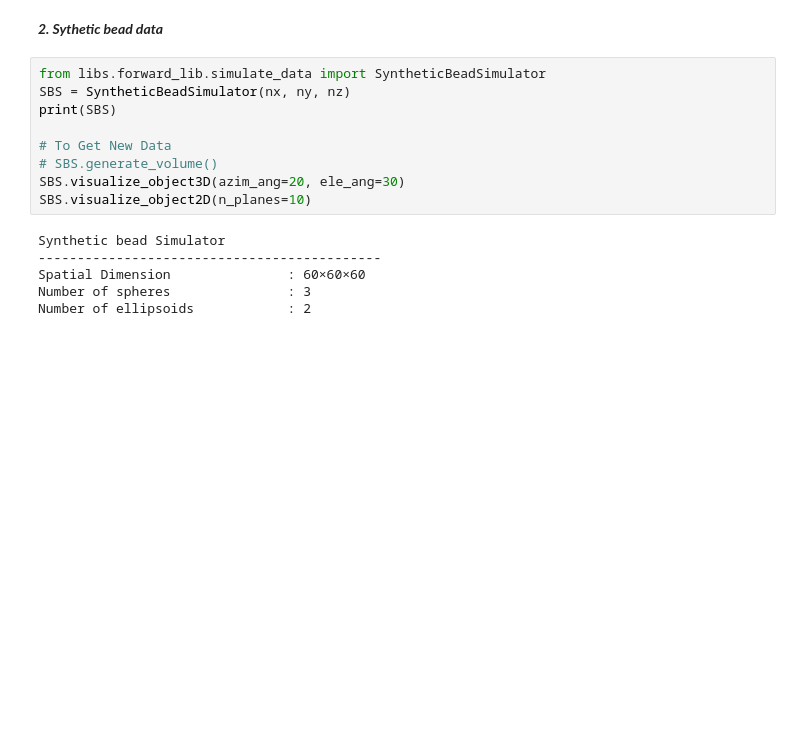
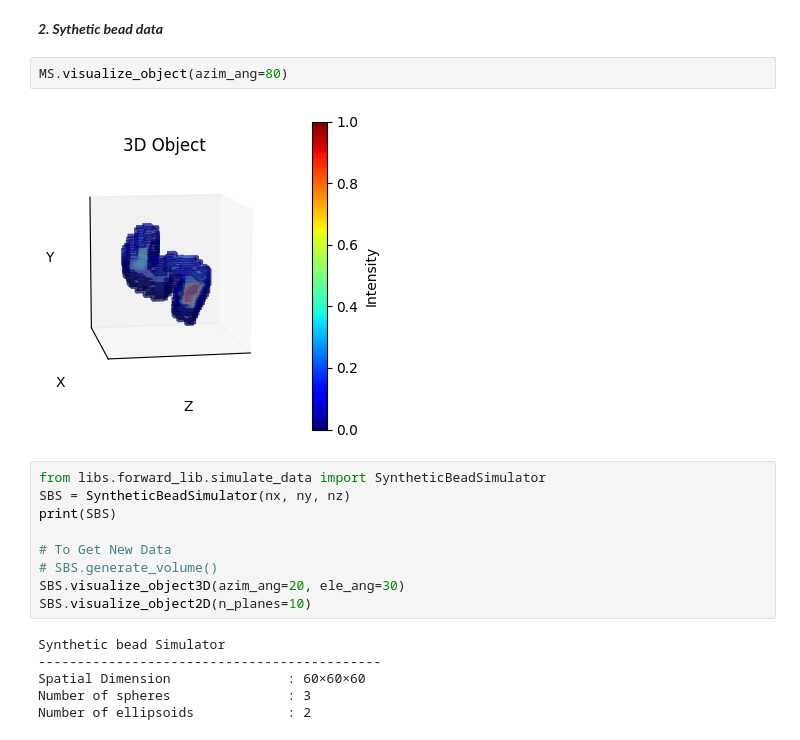
Before and after one commit to sanjith1999/FRIS, a Jupyter notebook: demo.ipynb, the cells around one changed output. Saved outputs shown, nothing was run; the diff lists cells and outputs as text; blank space fills up the shorter version.

```diff
--- a/demo.ipynb
+++ b/demo.ipynb
@@ -77,5 +62,9 @@ tensor([[1., 2., 3.],
 # %% [markdown]
 ***2. Sythetic bead data***
+# %%
+MS.visualize_object(azim_ang=80)
+# %% [output]
+[figure, added]
 # %%
 from libs.forward_lib.simulate_data import SyntheticBeadSimulator
 SBS = SyntheticBeadSimulator(nx, ny, nz)
```
Also changed, not shown: parts of 3 cells of this notebook, 3 other files.
